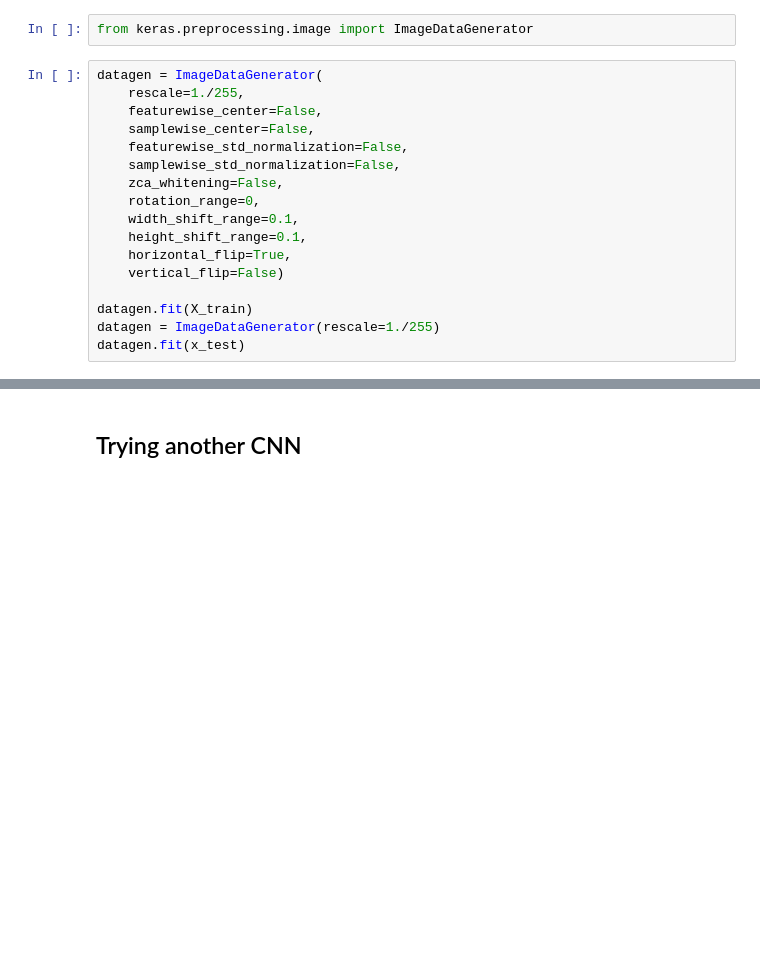
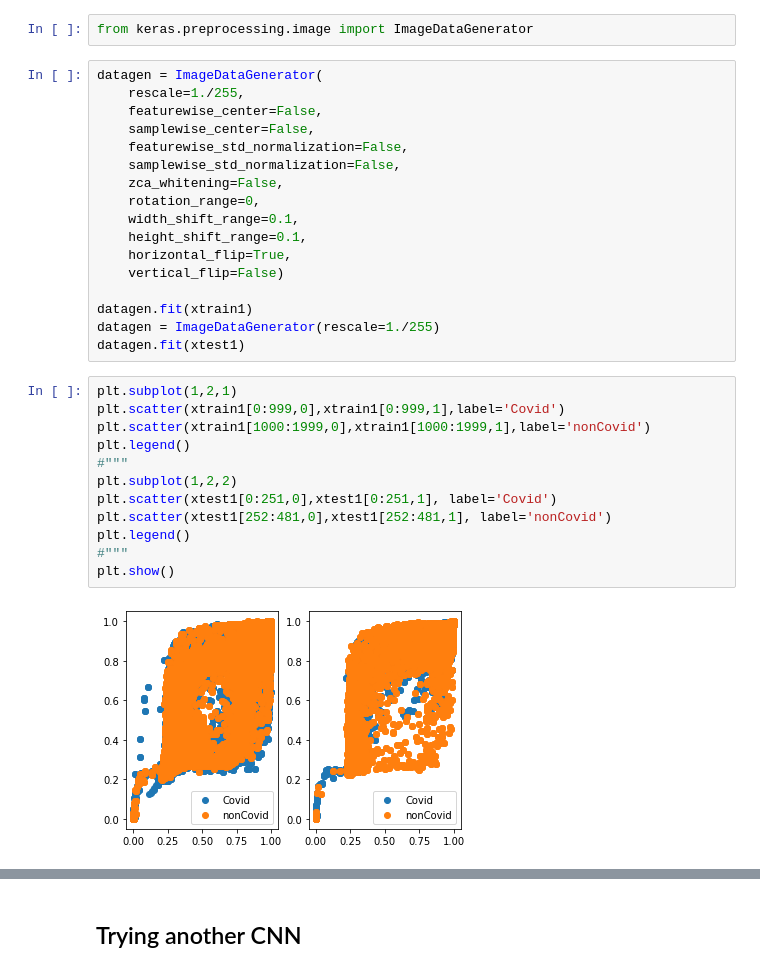
Before and after one commit to mohammadakradi/Covid-19, a Jupyter notebook: CNN_V3.ipynb, the cells around one changed output, grey strips where cells are left out. Drawn from its saved outputs; the diff is of its cells as text; blank space fills up the shorter version.

Commit message:
Plotting Dataset Plotting Train history

```diff
--- a/CNN_V3.ipynb
+++ b/CNN_V3.ipynb
@@ -199,9 +200,23 @@ datagen = ImageDataGenerator(
     horizontal_flip=True,
     vertical_flip=False)
 
-datagen.fit(X_train)
+datagen.fit(xtrain1)
 datagen = ImageDataGenerator(rescale=1./255)
-datagen.fit(x_test)
+datagen.fit(xtest1)
+# %%
+plt.subplot(1,2,1)
+plt.scatter(xtrain1[0:999,0],xtrain1[0:999,1],label='Covid')
+plt.scatter(xtrain1[1000:1999,0],xtrain1[1000:1999,1],label='nonCovid')
+plt.legend()
+#"""
+plt.subplot(1,2,2)
+plt.scatter(xtest1[0:251,0],xtest1[0:251,1], label='Covid')
+plt.scatter(xtest1[252:481,0],xtest1[252:481,1], label='nonCovid')
+plt.legend()
+#"""
+plt.show()
+# %% [output]
+[figure, added]
 # %%
 bs = 16
 ep = 5
```
Also changed, not shown: parts of 6 cells of this notebook.
